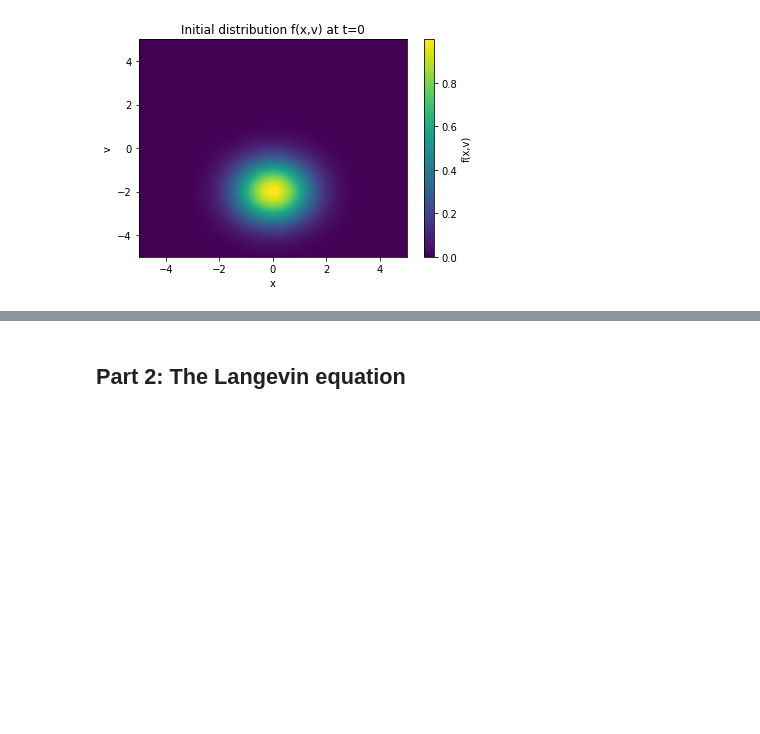
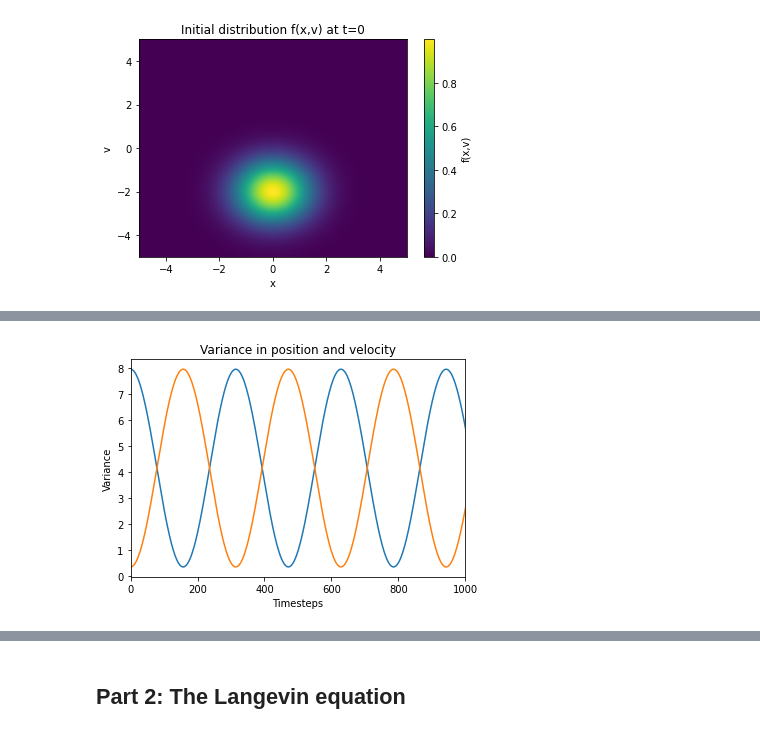
Before and after one commit to annetkonings/Boltzmann-kinetic-theory, a Jupyter notebook: BoltzmannBGK_Langevin.ipynb, the cells around one changed output, grey strips where cells are left out. Saved outputs shown, nothing was run; the diff lists cells and outputs as text; code cells hidden in the pictures; blank space fills up the shorter version.

```diff
--- a/BoltzmannBGK_Langevin.ipynb
+++ b/BoltzmannBGK_Langevin.ipynb
@@ -140,3 +149,13 @@ for step in range(Num_steps):
+# %%
+plt.plot(VarX)
+plt.plot(VarV)
+plt.xlim(0,1000)
+plt.title('Variance in position and velocity')
+plt.xlabel('Timesteps')
+plt.ylabel('Variance')
+plt.show()
+# %% [output]
+[figure, added]
 # %%
 # We see that the velocity distribution quickly resembles a Gaussian, but the positions do not.
 # Then the positions become Gaussian while the velicities become random again. These two cycle back and forth.
```
Also changed, not shown: parts of 9 cells of this notebook.
